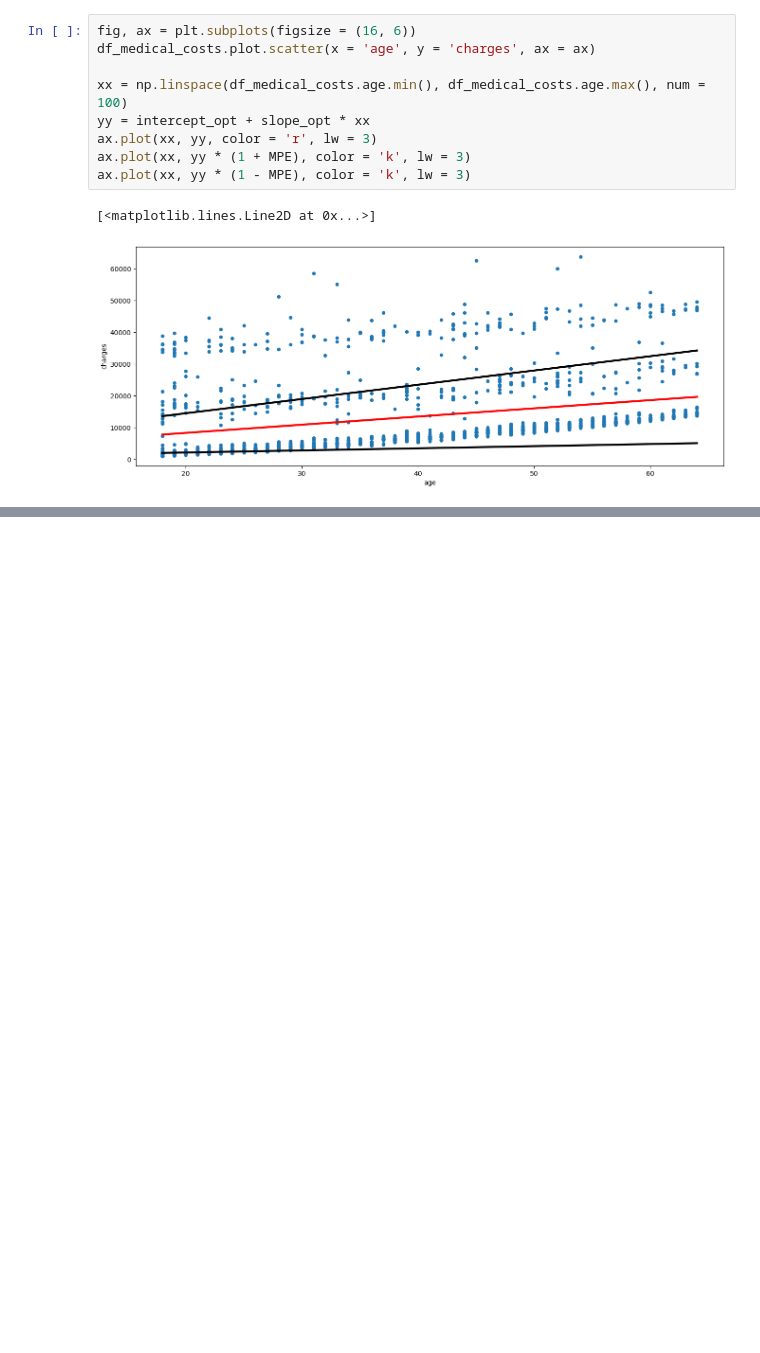
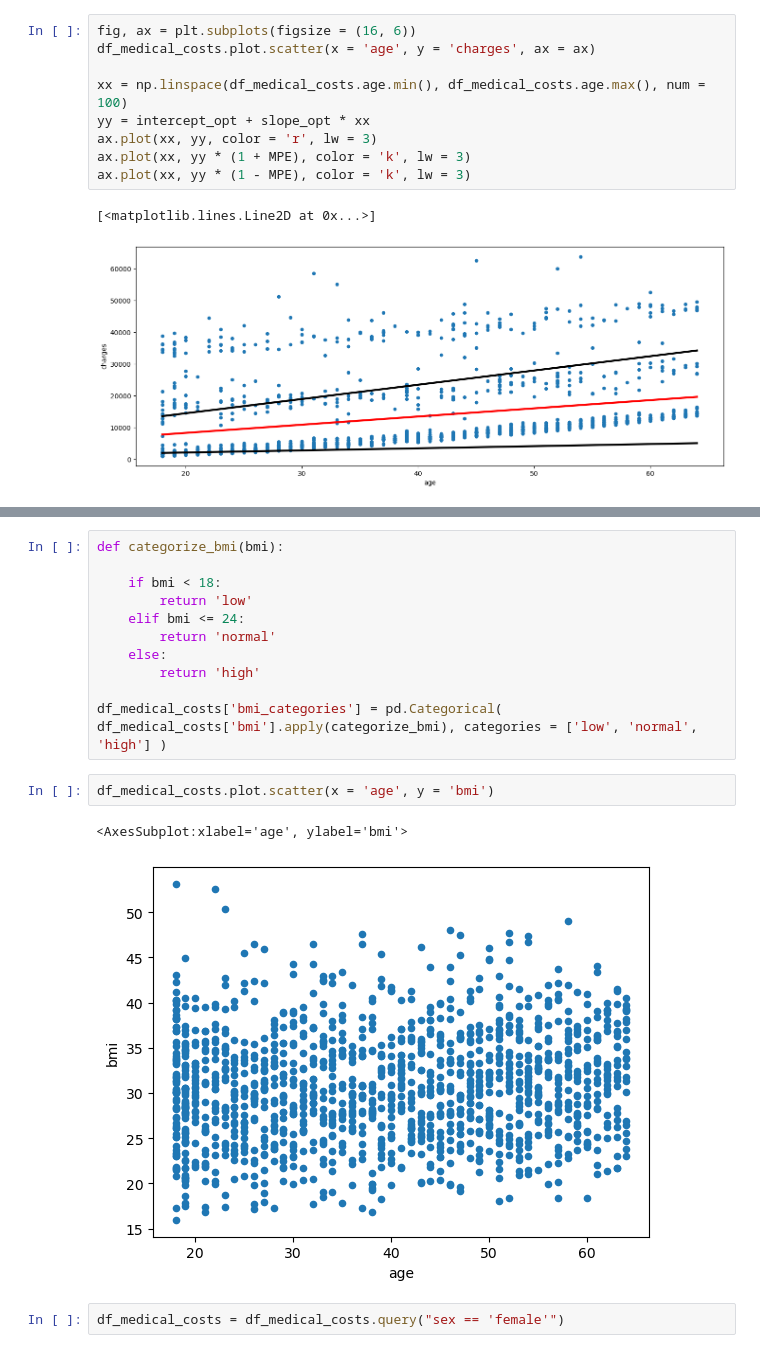
Before and after one commit to THellemans/data-science-syntra-ab, a Jupyter notebook: 06 statistiek/05 lineaire regressie en wiskunde in ML workflow/notebooks/05 lineaire regressie en wiskunde in ML workflow.ipynb, the cells around one changed output, grey strips where cells are left out. Cells and saved outputs as stored; diff of their text form; blank space fills up the shorter version.

```diff
--- a/06 statistiek/05 lineaire regressie en wiskunde in ML workflow/notebooks/05 lineaire regressie en wiskunde in ML workflow.ipynb
+++ b/06 statistiek/05 lineaire regressie en wiskunde in ML workflow/notebooks/05 lineaire regressie en wiskunde in ML workflow.ipynb
@@ -160,0 +173,18 @@ ax.plot(xx, yy * (1 - MPE), color = 'k', lw = 3)
+# %%
+def categorize_bmi(bmi):
+
+    if bmi < 18:
+        return 'low'
+    elif bmi <= 24:
+        return 'normal'
+    else:
+        return 'high'
+
+df_medical_costs['bmi_categories'] = pd.Categorical( df_medical_costs['bmi'].apply(categorize_bmi), categories = ['low', 'normal', 'high'] )
+# %%
+df_medical_costs.plot.scatter(x = 'age', y = 'bmi')
+# %% [output]
+<AxesSubplot:xlabel='age', ylabel='bmi'>
+[figure, added]
+# %%
+df_medical_costs = df_medical_costs.query("sex == 'female'")
```
Also changed, not shown: parts of 17 cells of this notebook, 29 other files.
